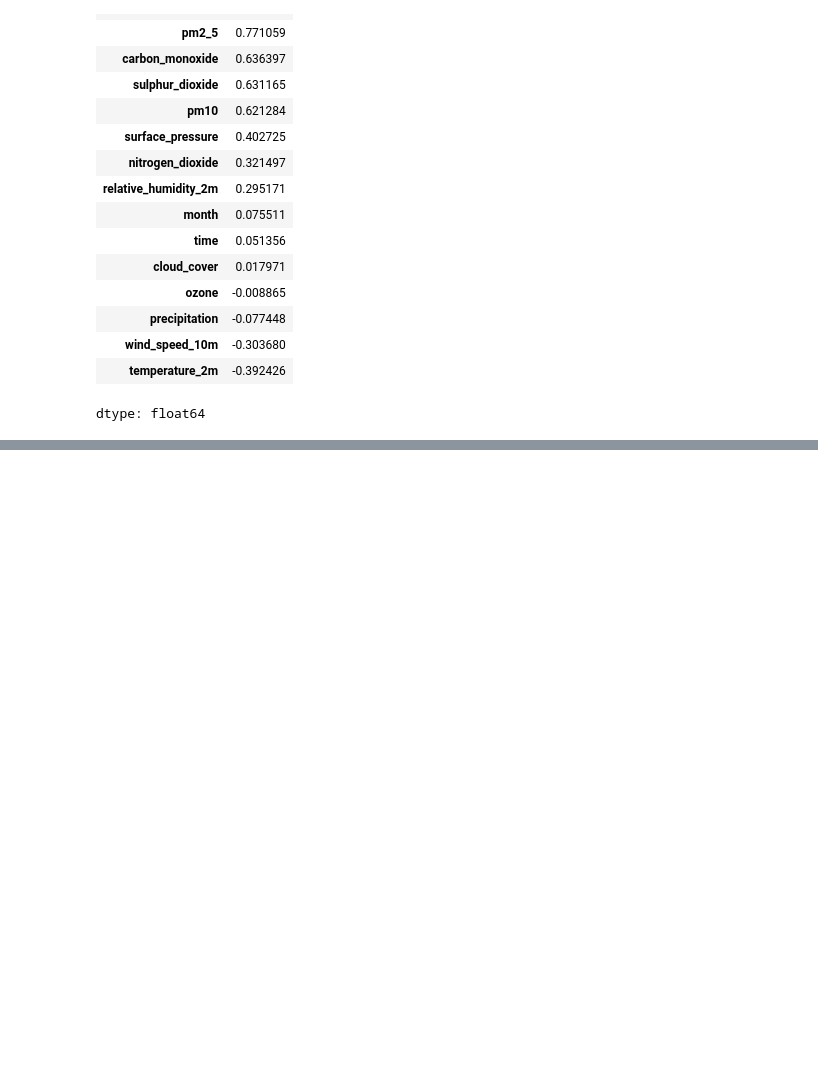
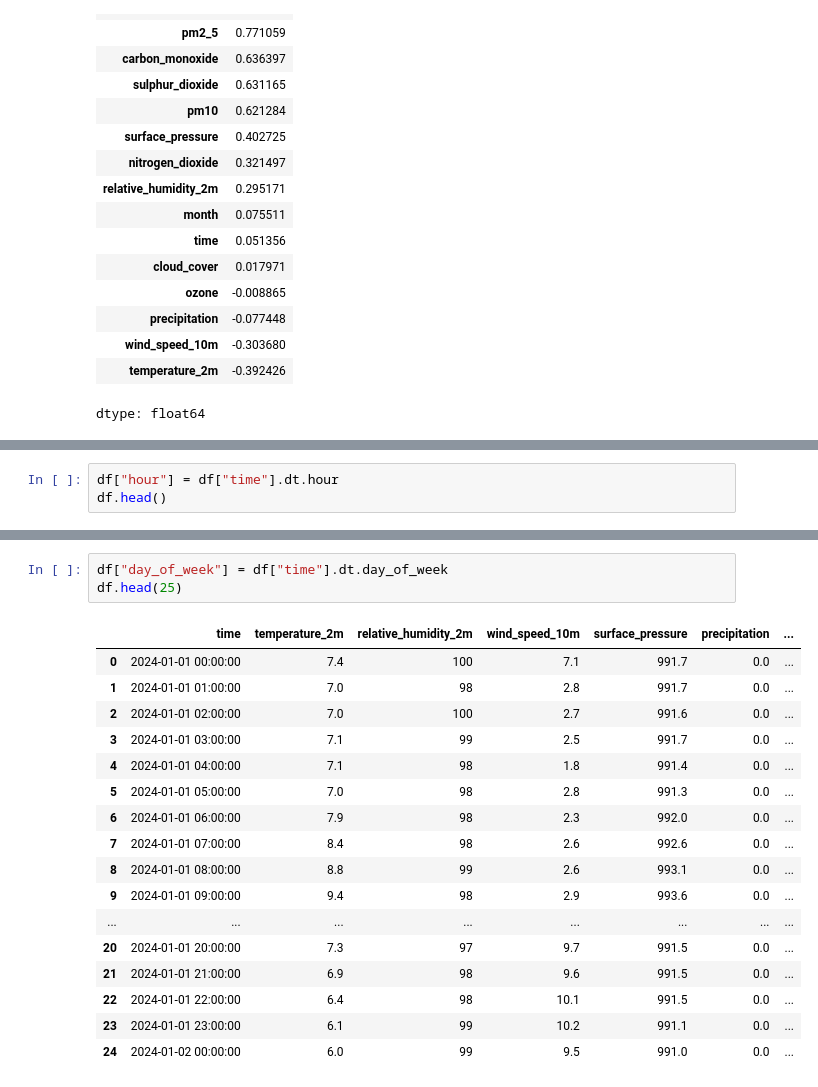
Before and after one commit to farajarshad01/AQI-Predictor, a Jupyter notebook: 10Pearls_Aqi_Predictor.ipynb, the cells around one changed output, grey strips where cells are left out. Saved outputs shown, nothing was run; the diff lists cells and outputs as text; blank space fills up the shorter version.

```diff
--- a/10Pearls_Aqi_Predictor.ipynb
+++ b/10Pearls_Aqi_Predictor.ipynb
@@ -329,0 +336,3 @@ dtype: float64
+# %%
+df["hour"] = df["time"].dt.hour
+df.head()
@@ -329,0 +346,21 @@ dtype: float64
+# %%
+df["day_of_week"] = df["time"].dt.day_of_week
+df.head(25)
+# %% [output]
+|  | time | temperature_2m | relative_humidity_2m | wind_speed_10m | surface_pressure | precipitation | ... |
+| 0 | 2024-01-01 00:00:00 | 7.4 | 100 | 7.1 | 991.7 | 0.0 | ... |
+| 1 | 2024-01-01 01:00:00 | 7.0 | 98 | 2.8 | 991.7 | 0.0 | ... |
+| 2 | 2024-01-01 02:00:00 | 7.0 | 100 | 2.7 | 991.6 | 0.0 | ... |
+| 3 | 2024-01-01 03:00:00 | 7.1 | 99 | 2.5 | 991.7 | 0.0 | ... |
+| 4 | 2024-01-01 04:00:00 | 7.1 | 98 | 1.8 | 991.4 | 0.0 | ... |
+| 5 | 2024-01-01 05:00:00 | 7.0 | 98 | 2.8 | 991.3 | 0.0 | ... |
+| 6 | 2024-01-01 06:00:00 | 7.9 | 98 | 2.3 | 992.0 | 0.0 | ... |
+| 7 | 2024-01-01 07:00:00 | 8.4 | 98 | 2.6 | 992.6 | 0.0 | ... |
+| 8 | 2024-01-01 08:00:00 | 8.8 | 99 | 2.6 | 993.1 | 0.0 | ... |
+| 9 | 2024-01-01 09:00:00 | 9.4 | 98 | 2.9 | 993.6 | 0.0 | ... |
+| ... | ... | ... | ... | ... | ... | ... | ... |
+| 20 | 2024-01-01 20:00:00 | 7.3 | 97 | 9.7 | 991.5 | 0.0 | ... |
+| 21 | 2024-01-01 21:00:00 | 6.9 | 98 | 9.6 | 991.5 | 0.0 | ... |
+| 22 | 2024-01-01 22:00:00 | 6.4 | 98 | 10.1 | 991.5 | 0.0 | ... |
+| 23 | 2024-01-01 23:00:00 | 6.1 | 99 | 10.2 | 991.1 | 0.0 | ... |
+| 24 | 2024-01-02 00:00:00 | 6.0 | 99 | 9.5 | 991.0 | 0.0 | ... |
```
Also changed, not shown: parts of 35 cells of this notebook.
